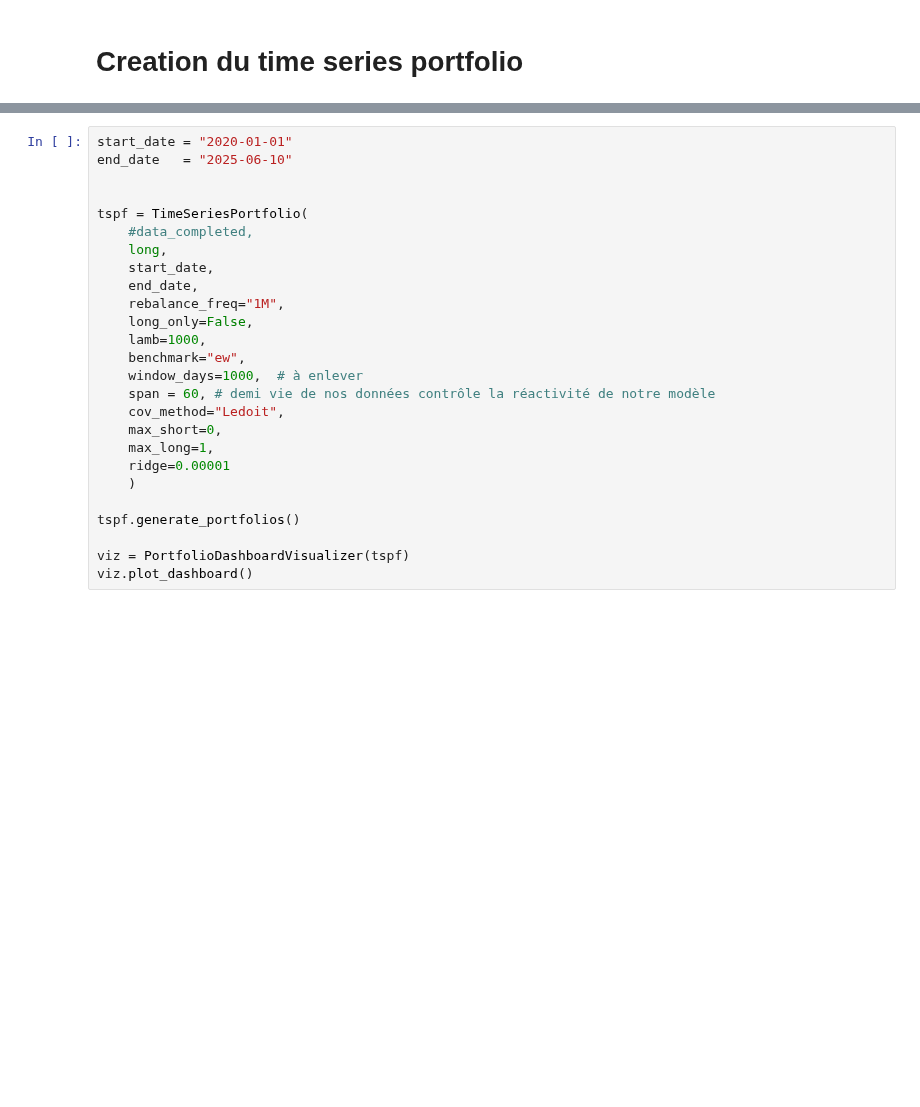
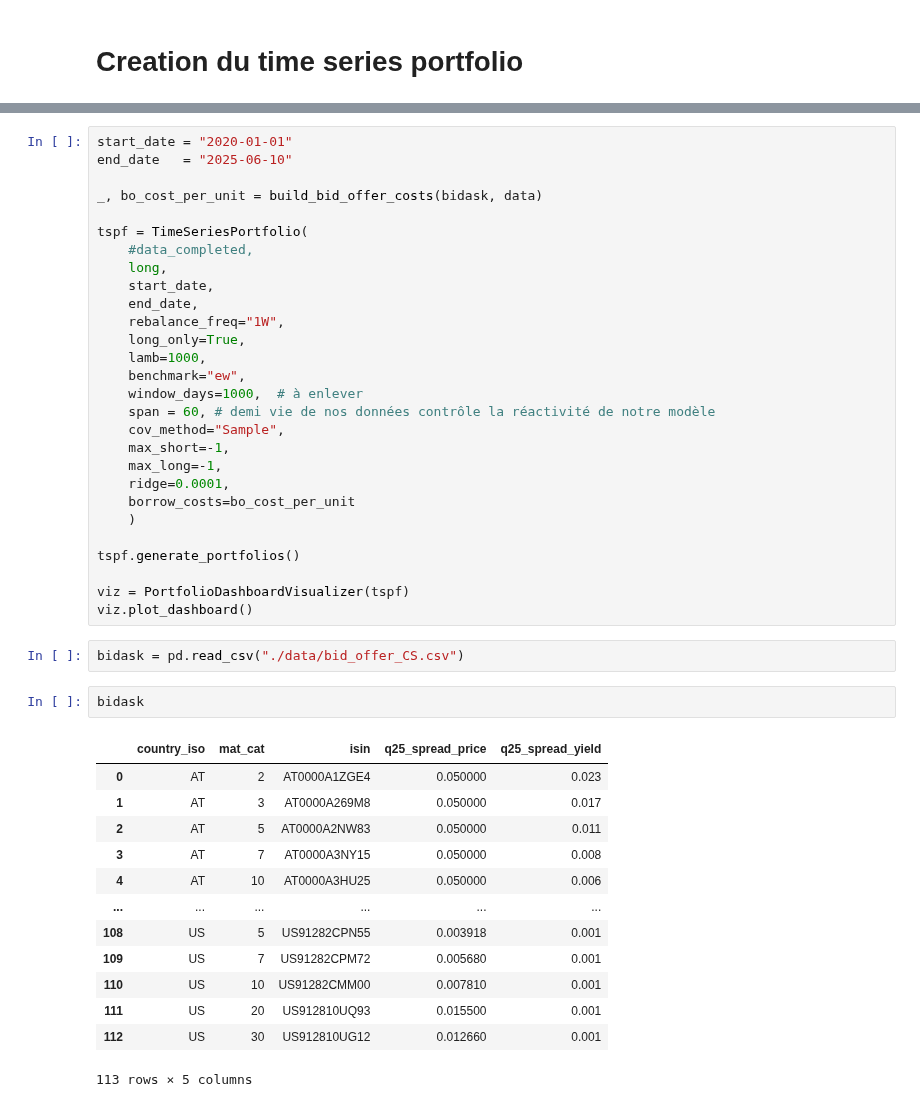
Before and after one commit to pradosth0/Markowitz_based_portfolio_allocation, a Jupyter notebook: pf_bond.ipynb, the cells around one changed output, grey strips where cells are left out. Saved outputs shown, nothing was run; the diff lists cells and outputs as text; blank space fills up the shorter version.

```diff
--- a/pf_bond.ipynb
+++ b/pf_bond.ipynb
@@ -929,25 +1010,45 @@ class TimeSeriesPortfolio:
 start_date = "2020-01-01"
 end_date   = "2025-06-10"
 
+_, bo_cost_per_unit = build_bid_offer_costs(bidask, data)
 
 tspf = TimeSeriesPortfolio(
     #data_completed,
     long,
     start_date,
     end_date,
-    rebalance_freq="1M",
-    long_only=False,
+    rebalance_freq="1W",
+    long_only=True,
     lamb=1000,
     benchmark="ew",
     window_days=1000,  # à enlever
     span = 60, # demi vie de nos données contrôle la réactivité de notre modèle
-    cov_method="Ledoit",
-    max_short=0,
-    max_long=1,
-    ridge=0.00001
+    cov_method="Sample",
+    max_short=-1,
+    max_long=-1,
+    ridge=0.0001,
+    borrow_costs=bo_cost_per_unit
     )
 
 tspf.generate_portfolios()
 
 viz = PortfolioDashboardVisualizer(tspf)
 viz.plot_dashboard()
+# %%
+bidask = pd.read_csv("./data/bid_offer_CS.csv")
+# %%
+bidask
+# %% [output]
+|  | country_iso | mat_cat | isin | q25_spread_price | q25_spread_yield |
+| 0 | AT | 2 | AT0000A1ZGE4 | 0.050000 | 0.023 |
+| 1 | AT | 3 | AT0000A269M8 | 0.050000 | 0.017 |
+| 2 | AT | 5 | AT0000A2NW83 | 0.050000 | 0.011 |
+| 3 | AT | 7 | AT0000A3NY15 | 0.050000 | 0.008 |
+| 4 | AT | 10 | AT0000A3HU25 | 0.050000 | 0.006 |
+| ... | ... | ... | ... | ... | ... |
+| 108 | US | 5 | US91282CPN55 | 0.003918 | 0.001 |
+| 109 | US | 7 | US91282CPM72 | 0.005680 | 0.001 |
+| 110 | US | 10 | US91282CMM00 | 0.007810 | 0.001 |
+| 111 | US | 20 | US912810UQ93 | 0.015500 | 0.001 |
+| 112 | US | 30 | US912810UG12 | 0.012660 | 0.001 |
+113 rows × 5 columns
```
Also changed, not shown: parts of 8 cells of this notebook, 1 other file.
